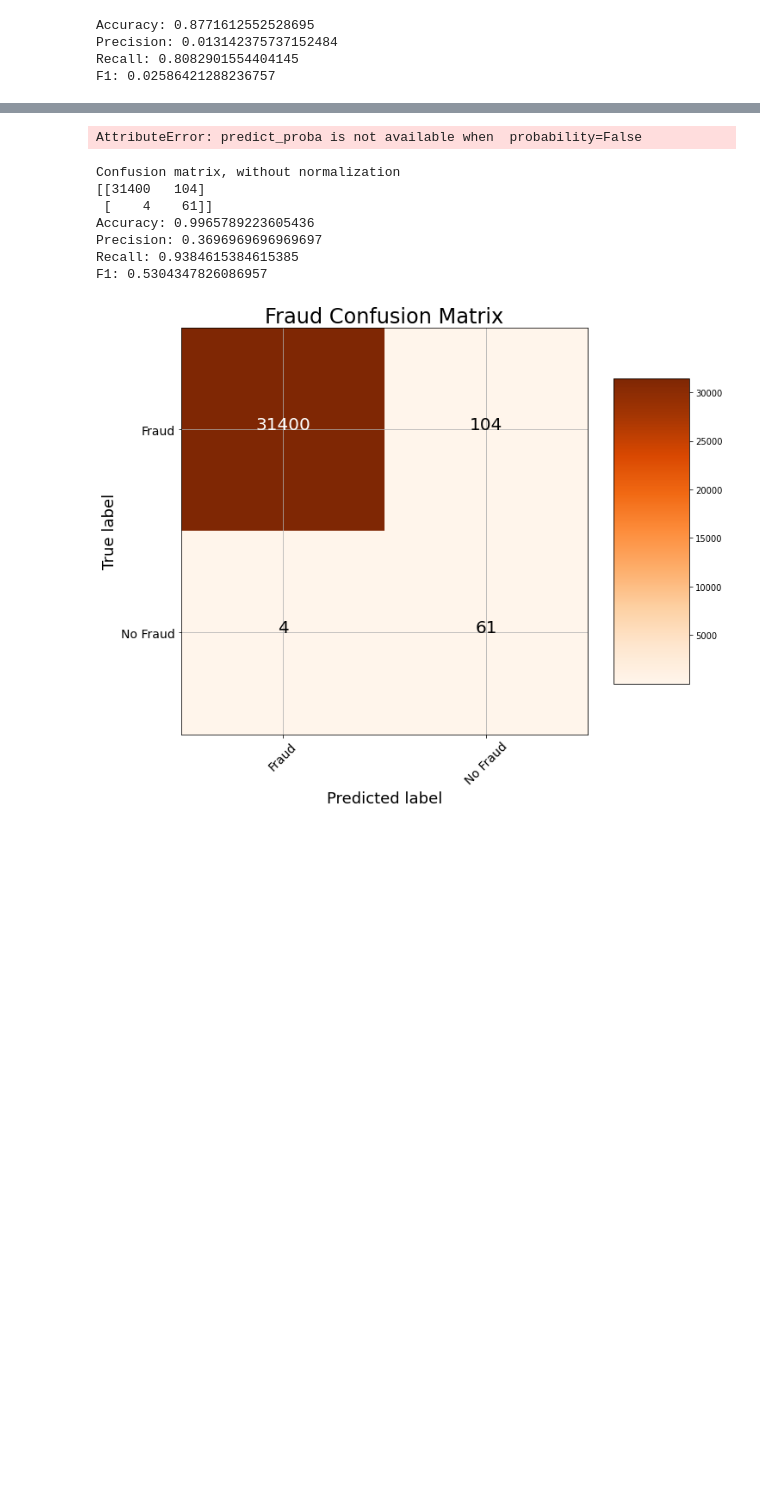
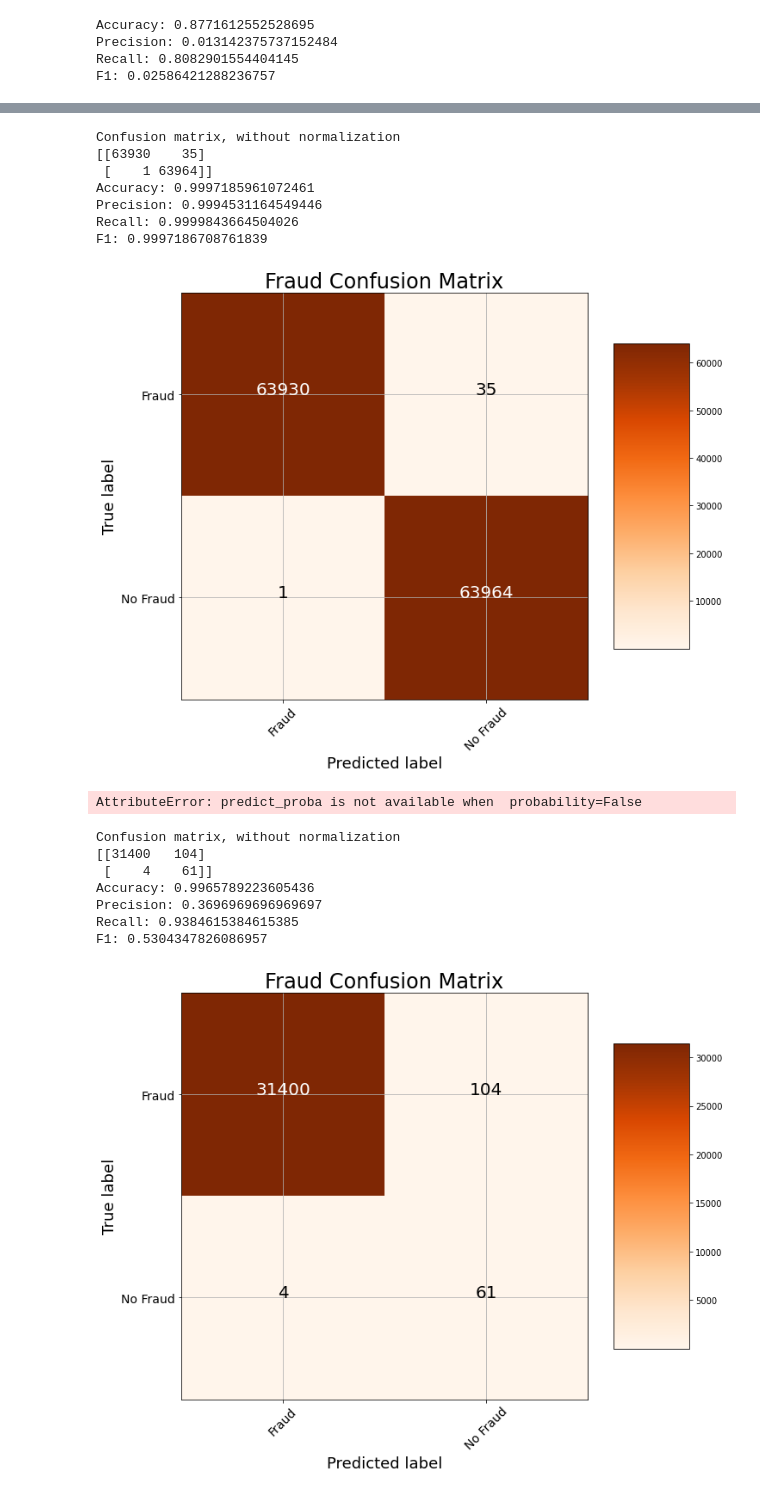
Before and after one commit to katwegner/fraud, a Jupyter notebook: eda.ipynb, the cells around one changed output, grey strips where cells are left out. Saved outputs shown, nothing was run; the diff lists cells and outputs as text; code cells hidden in the pictures; blank space fills up the shorter version.

```diff
--- a/eda.ipynb
+++ b/eda.ipynb
@@ -283,4 +271,18 @@ Precision: 0.6904761904761905
 Recall: 0.8923076923076924
 F1: 0.7785234899328859
 [figure]
+# %%
+cm = confusion_matrix(smote_data_Y, train_rf_predictions)
+plot_confusion_matrix(cm, classes = ['Fraud', 'No Fraud'],
+                      title = 'Fraud Confusion Matrix')
+print_evaluations(smote_data_Y, train_rf_predictions)
+# %% [output]
+Confusion matrix, without normalization
+[[63930    35]
+ [    1 63964]]
+Accuracy: 0.9997185961072461
+Precision: 0.9994531164549446
+Recall: 0.9999843664504026
+F1: 0.9997186708761839
+[figure, added]
 # %%
```
Also changed, not shown: parts of 14 cells of this notebook.
